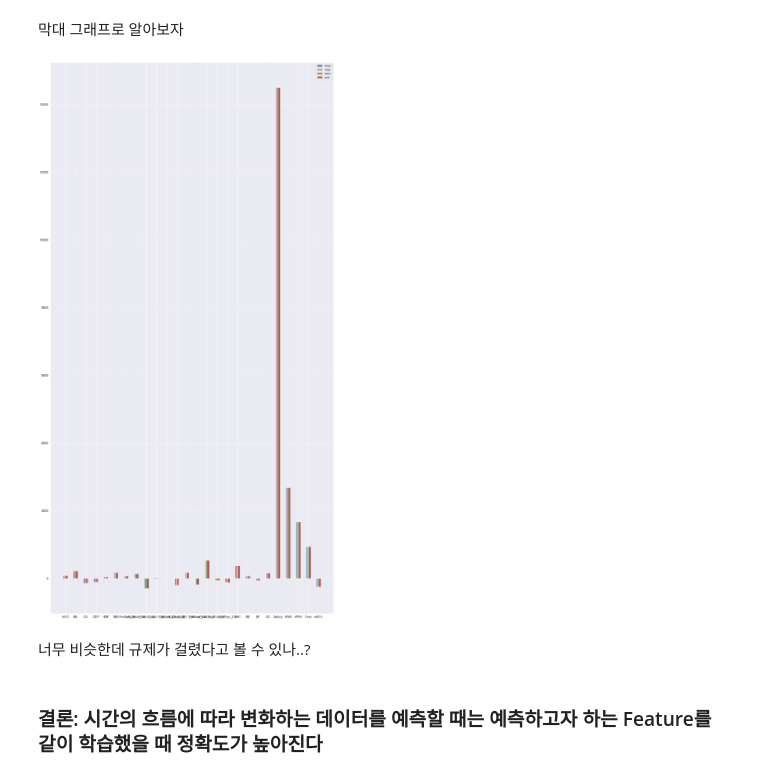
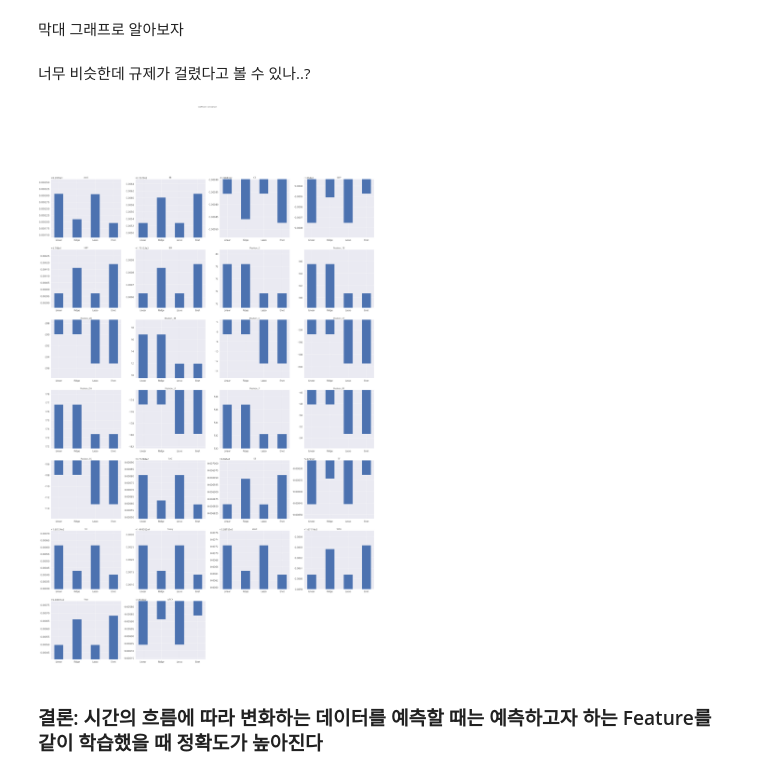
Before and after one commit to ch-4ml/machine-learning-study, a Jupyter notebook: tensorflow/practice/KBO 타자 연봉 예측 ver.3.ipynb, the cells around one changed output. Saved outputs shown, nothing was run; the diff lists cells and outputs as text; code cells hidden in the pictures.

Commit message:
add coefficient comparison

```diff
--- a/tensorflow/practice/KBO 타자 연봉 예측 ver.3.ipynb
+++ b/tensorflow/practice/KBO 타자 연봉 예측 ver.3.ipynb
@@ -14,6 +14,7 @@ import warnings
 warnings.filterwarnings("ignore")
 
 mpl.rc('font', family='NanumGothic')  # matplotlib에서 한글 폰트로 NanumGothic을 사용
+mpl.rcParams['axes.unicode_minus'] = False
 # %% [markdown]
 ## 1. 데이터 불러오기
 # %%
@@ -384,43 +393,34 @@ diff.shape
 (26,)
 # %% [markdown]
 막대 그래프로 알아보자
-# %%
-from matplotlib import pyplot as plt
-
-plt.rcParams["figure.figsize"] = (25, 50)
-plt.rc('xtick', labelsize=16)
-plt.rc('ytick', labelsize=16)
-
-features = X_train.columns
-coef_linear = lin_model_std.coef_
-coef_ridge = ridge_model_std.coef_
-coef_lasso = lasso_model_std.coef_
-coef_enet = enet_model_std.coef_
-
-def create_x(t, w, n, d):
-    return [t*x + w*n for x in range(d)]
-
-coef_linear_x = create_x(4, 0.3, 1, 26)
-coef_ridge_x = create_x(4, 0.3, 2, 26)
-coef_lasso_x = create_x(4, 0.3, 3, 26)
-coef_enet_x = create_x(4, 0.3, 4, 26)
-
-subplot = plt.subplot()
-subplot.bar(coef_linear_x, coef_linear)
-subplot.bar(coef_ridge_x, coef_ridge)
-subplot.bar(coef_lasso_x, coef_lasso)
-subplot.bar(coef_enet_x, coef_enet)
-
-middle_x = [(a+b+c+d)/4 for (a,b,c,d) in zip(coef_linear_x, coef_ridge_x, coef_lasso_x, coef_enet_x)]
-subplot.set_xticks(middle_x)
-subplot.set_xticklabels(features)
-
-plt.legend(['linear', 'ridge', 'lasso', 'enet'])
-
-plt.show()
-# %% [output]
-[figure, removed]
 # %% [markdown]
 너무 비슷한데 규제가 걸렸다고 볼 수 있나..?
+# %%
+def plot_coef_each_column(columns, data, algorithm):
+    plt.rcParams['figure.figsize'] = [40, 70]
+    plt.suptitle('Coefficient Comparison')
+    fig = plt.figure(1)
+    w = 0.5
+    index = np.arange(len(algorithm))
+
+    # df의 column 개수 만큼의 subplot을 출력
+    for i in range(len(columns)):
+        ax = fig.add_subplot(8, 4, i+1)
+        axes = plt.gca()
+        feature = []
+        for d in data:
+            feature.append(d[i])
+        y_min = min(feature)
+        y_max = max(feature)
+        y_bal = (y_max - y_min) / 2
+        axes.set_ylim([y_min - y_bal, y_max + y_bal])
+        plt.bar(range(len(feature)), feature, width=w)
+        plt.xticks(index, algorithm)
+        ax.set_title(columns[i])
+    plt.show()
+# %%
+plot_coef_each_column(X.columns, [coef_linear, coef_ridge, coef_lasso, coef_enet], ['Linear', 'Ridge', 'Lasso', 'Enet'])
+# %% [output]
+[figure, added]
 # %% [markdown]
 ### 결론: 시간의 흐름에 따라 변화하는 데이터를 예측할 때는 예측하고자 하는 Feature를 같이 학습했을 때 정확도가 높아진다
```
Also changed, not shown: parts of 9 cells of this notebook.
